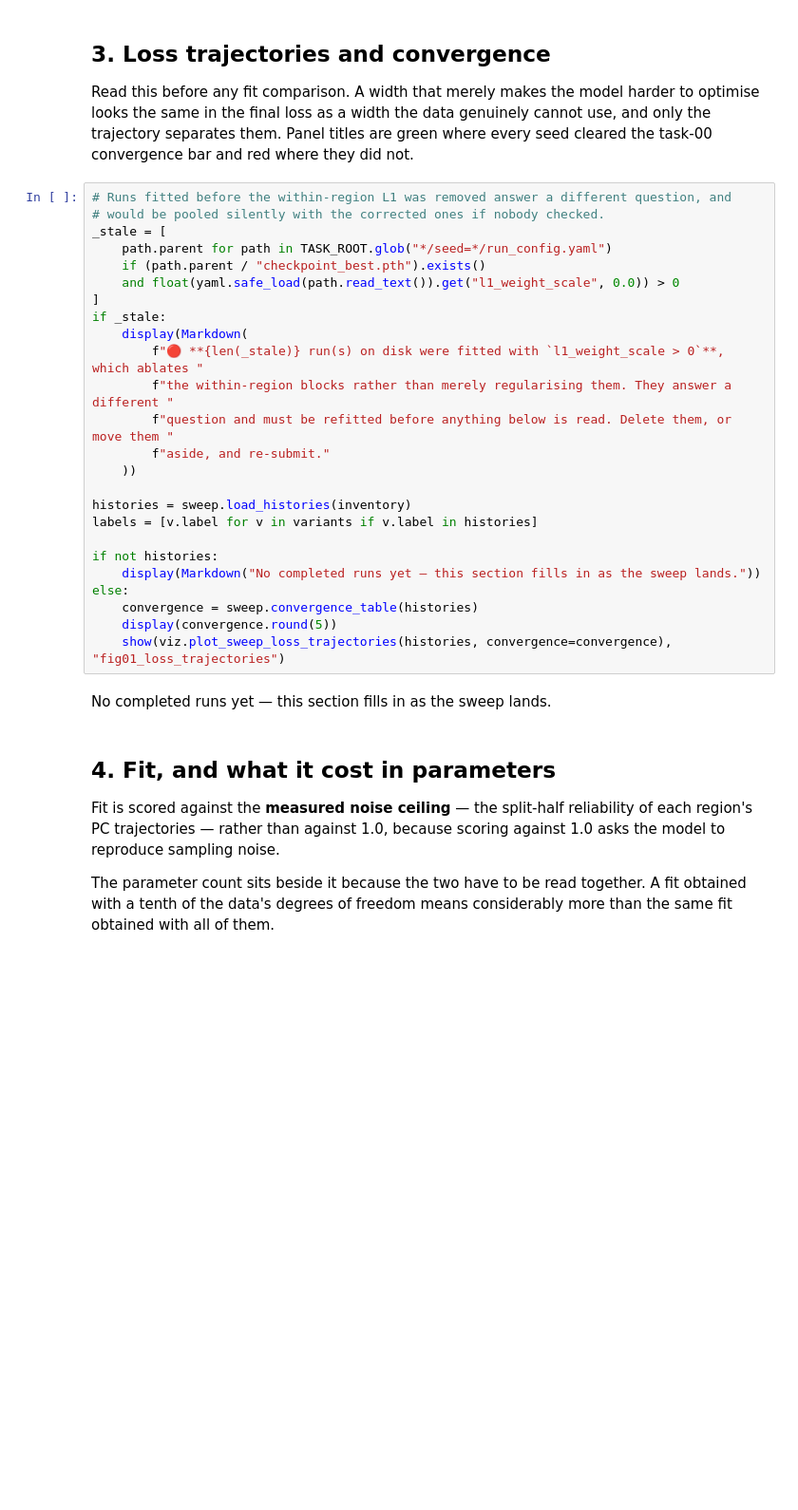
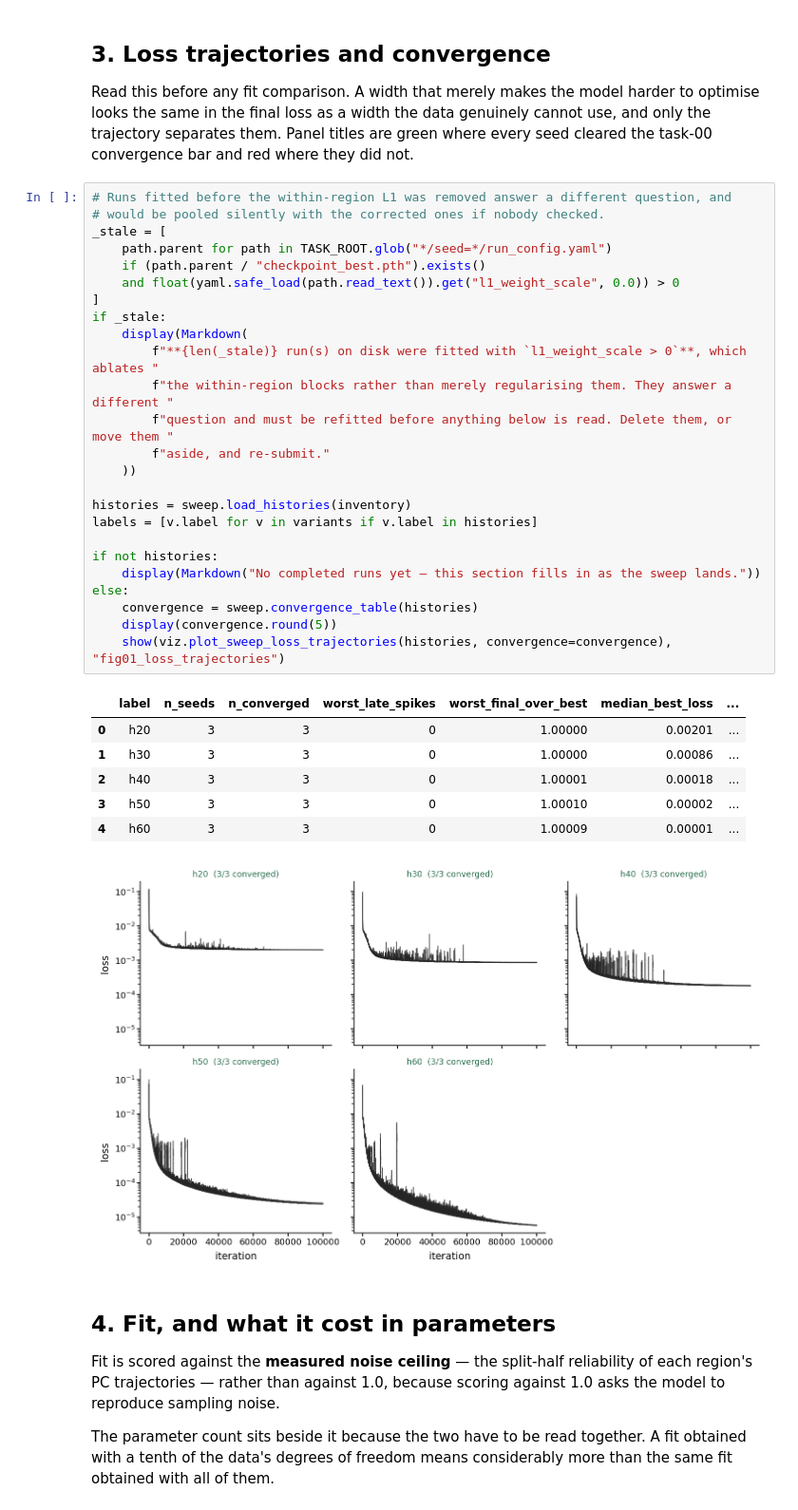
Before and after one commit to gprabaha/dal_monte_2022_analysis, a Jupyter notebook: notebooks/mrnn_thesis/01_capacity.ipynb, the cells around one changed output. Shown at 95% size. Saved outputs shown, nothing was run; the diff lists cells and outputs as text; blank space fills up the shorter version.

```diff
--- a/notebooks/mrnn_thesis/01_capacity.ipynb
+++ b/notebooks/mrnn_thesis/01_capacity.ipynb
@@ -278,30 +270,36 @@ task-00 convergence bar and red where they did not.
 # %%
 # Runs fitted before the within-region L1 was removed answer a different question, and
 # would be pooled silently with the corrected ones if nobody checked.
 _stale = [
     path.parent for path in TASK_ROOT.glob("*/seed=*/run_config.yaml")
     if (path.parent / "checkpoint_best.pth").exists()
     and float(yaml.safe_load(path.read_text()).get("l1_weight_scale", 0.0)) > 0
 ]
 if _stale:
     display(Markdown(
-        f"🔴 **{len(_stale)} run(s) on disk were fitted with `l1_weight_scale > 0`**, which ablates "
+        f"**{len(_stale)} run(s) on disk were fitted with `l1_weight_scale > 0`**, which ablates "
         f"the within-region blocks rather than merely regularising them. They answer a different "
         f"question and must be refitted before anything below is read. Delete them, or move them "
         f"aside, and re-submit."
     ))
 
 histories = sweep.load_histories(inventory)
 labels = [v.label for v in variants if v.label in histories]
 
 if not histories:
     display(Markdown("No completed runs yet — this section fills in as the sweep lands."))
 else:
     convergence = sweep.convergence_table(histories)
     display(convergence.round(5))
     show(viz.plot_sweep_loss_trajectories(histories, convergence=convergence), "fig01_loss_trajectories")
 # %% [output]
-No completed runs yet — this section fills in as the sweep lands.
+|  | label | n_seeds | n_converged | worst_late_spikes | worst_final_over_best | median_best_loss | ... |
+| 0 | h20 | 3 | 3 | 0 | 1.00000 | 0.00201 | ... |
+| 1 | h30 | 3 | 3 | 0 | 1.00000 | 0.00086 | ... |
+| 2 | h40 | 3 | 3 | 0 | 1.00001 | 0.00018 | ... |
+| 3 | h50 | 3 | 3 | 0 | 1.00010 | 0.00002 | ... |
+| 4 | h60 | 3 | 3 | 0 | 1.00009 | 0.00001 | ... |
+[figure, added]
 # %% [markdown]
 ## 4. Fit, and what it cost in parameters
 
```
Also changed, not shown: parts of 9 cells of this notebook, 12 other files.
